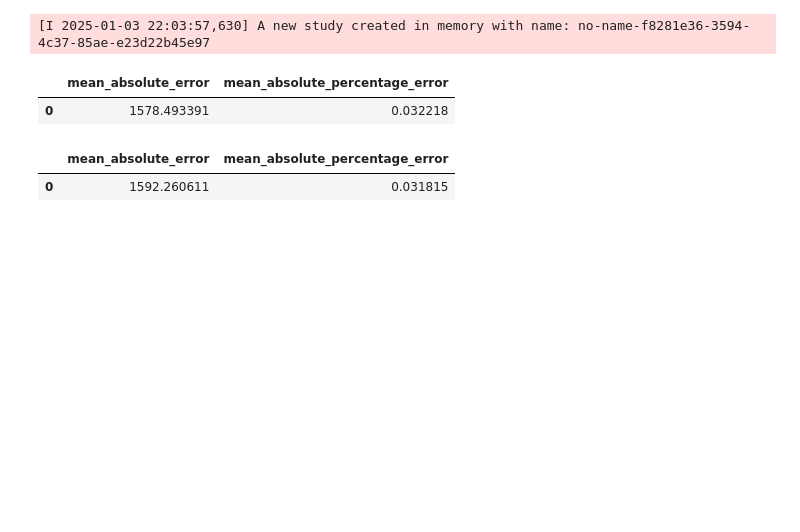
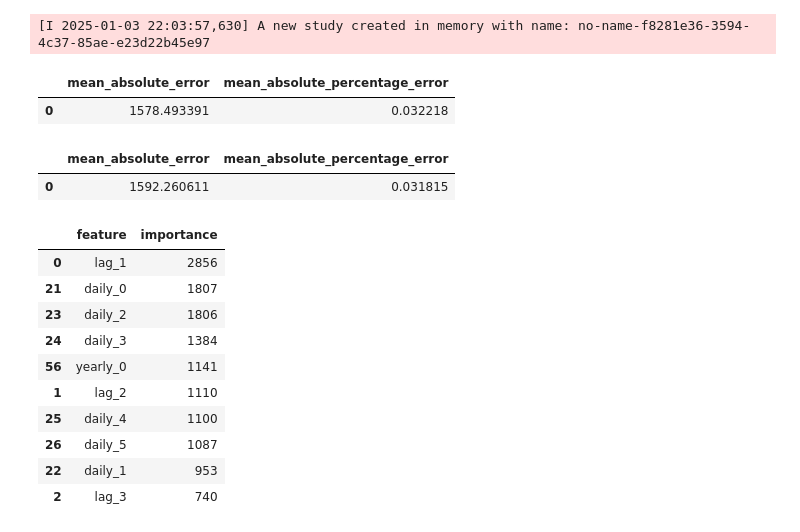
Before and after one commit to NicolasChagnet/energy-demand-forecast, a Jupyter notebook: notebooks/1_model_selection.ipynb, the cells around one changed output. Cells and saved outputs as stored; diff of their text form; code cells hidden in the pictures; blank space fills up the shorter version.

```diff
--- a/notebooks/1_model_selection.ipynb
+++ b/notebooks/1_model_selection.ipynb
@@ -27,7 +32,7 @@ from sklearn.metrics import mean_absolute_error, mean_absolute_percentage_error
 interpolator = preprocessing.LinearlyInterpolateTS()
 y_actual = interpolator.apply(data.load_timeseries())
 y_forecast = interpolator.apply(data.load_timeseries_forecast())
-n_days = 1
+n_days = 3
 end_dev = y_actual.index.max() - pd.Timedelta(days=n_days)
 
 reference_mape = mean_absolute_percentage_error(y_actual, y_forecast)
@@ -87,3 +112,17 @@ display(error_model_xgb_fixed)
 | 0 | 1578.493391 | 0.032218 |
 |  | mean_absolute_error | mean_absolute_percentage_error |
 | 0 | 1592.260611 | 0.031815 |
+# %%
+model_lgbm_fixed.get_feature_importance().head(10)
+# %% [output]
+|  | feature | importance |
+| 0 | lag_1 | 2856 |
+| 21 | daily_0 | 1807 |
+| 23 | daily_2 | 1806 |
+| 24 | daily_3 | 1384 |
+| 56 | yearly_0 | 1141 |
+| 1 | lag_2 | 1110 |
+| 25 | daily_4 | 1100 |
+| 26 | daily_5 | 1087 |
+| 22 | daily_1 | 953 |
+| 2 | lag_3 | 740 |
```
Also changed, not shown: parts of 15 cells of this notebook, 1 other file.
